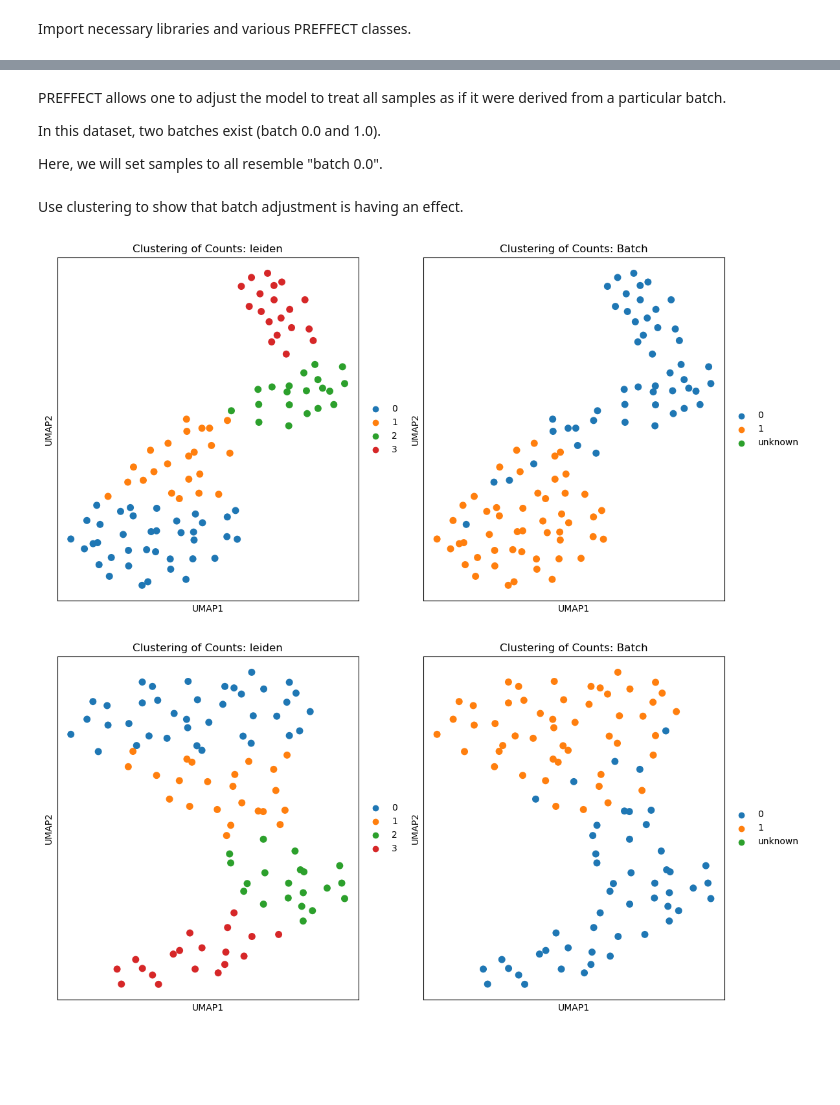
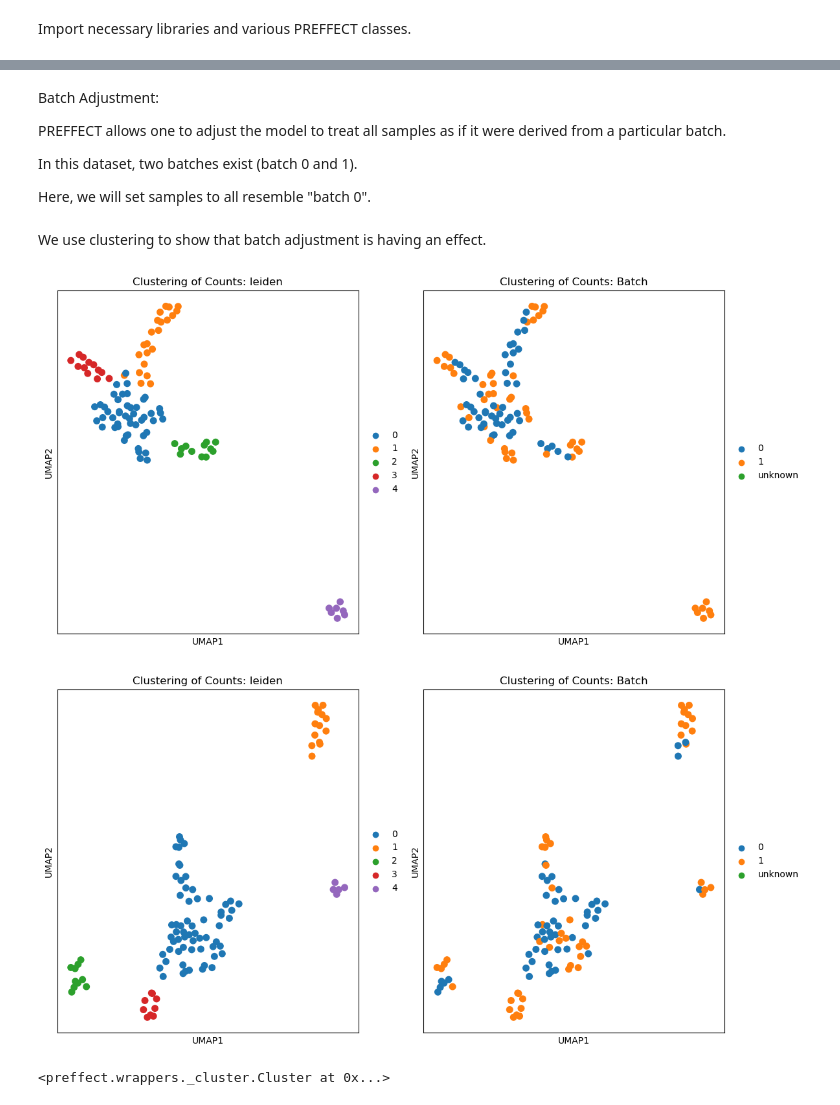
Before and after one commit to hallettmiket/preffect, a Jupyter notebook: vignettes/example_script.ipynb, the cells around one changed output, grey strips where cells are left out. Drawn from its saved outputs; the diff is of its cells as text; code cells hidden in the pictures; blank space fills up the shorter version.

Commit message:
Improvements to the PREFFECT Factory.

```diff
--- a/vignettes/example_script.ipynb
+++ b/vignettes/example_script.ipynb
@@ -183,0 +23,19 @@ factory(
+# %%
+fac = factory(visualize=True,
+                                 type='full', # Choose your PREFFECT model type
+                                 model_likelihood = 'NB', # NB or ZINB (the latter for data with high dropout rates)
+                                 epochs = 3000,  # Number of epochs during training
+                                 mini_batch_size = 50 , # num. of samples per minibatch
+                                 correct_vars = True, # Include additional variables within the model
+                                 vars_to_correct = [('batch', 'categorical')],
+                                 infer_lib_size = False, # have PREFFECT determine sample lib size
+                                 # latent space sizing and parameters
+                                 h = 8, # number of heads
+                                 r_prime = 50, # intermediate hidden dimension [vignette has only 100 genes, so intermeidate set to 50]
+                                 r = 20, # size of latent space
+                                 r_embed = 5, # size of the embedding space for categorical correction variables.
+                                 # intput/output
+                                 input_anndata_path = '/data/lab_vm/release/preffect/vignettes/single/',
+                                 input_inference_anndata_path = '/data/lab_vm/release/preffect/vignettes/single/train/',
+                                 output_path = '/data/lab_vm/release/preffect/vignettes/vignette_output/'
+)
@@ -183,0 +48,2 @@ factory(
+# %%
+pr = fac.train()
@@ -184,6 +84,8 @@ factory(
 # %% [markdown]
+Batch Adjustment:
+
 PREFFECT allows one to adjust the model to treat all samples as if it were derived from a particular batch.
 
-In this dataset, two batches exist (batch 0.0 and 1.0).
+In this dataset, two batches exist (batch 0 and 1).
 
-Here, we will set samples to all resemble "batch 0.0".
+Here, we will set samples to all resemble "batch 0".
@@ -200,15 +92,18 @@ inference_object = factory(
+# %%
+# set what batch you wish your samples be adjusted to
+fac.configs['adjust_vars'] = True
+fac.configs['adjust_to_batch_level'] = 0
+
+inf = fac.inference()
 # %% [markdown]
-Use clustering to show that batch adjustment is having an effect.
+We use clustering to show that batch adjustment is having an effect.
-# %%
-# Before batch adjustment
-inference_object = preffect_object.inference_dict['endogenous']
-cl = Cluster(infer_obj=inference_object, configs_cluster=configs)
-cl.cluster_counts(color_by = "leiden", umap_nneighbors=20, cluster_aim=5, cluster_omega=False)
-
-# After adjustment
-inference_object = preffect_object.inference_dict['inference_0.0']
-cl = Cluster(infer_obj=inference_object, configs_cluster=configs)
-cl.cluster_counts(color_by = "leiden", umap_nneighbors=20, cluster_aim=5, cluster_omega=False)
-# %% [output]
-[figure, removed]
-[figure, removed]
+# %%
+# Before batch adjustment
+fac.cluster_samples("counts", ir_name="endogenous", cluster_omega=False)
+
+# After adjustment
+fac.cluster_samples("counts", ir_name="inference_0", cluster_omega=False)
+# %% [output]
+[figure, added]
+[figure, added]
+<preffect.wrappers._cluster.Cluster at 0x...>
```
Also changed, not shown: parts of 21 cells of this notebook, 11 other files.
